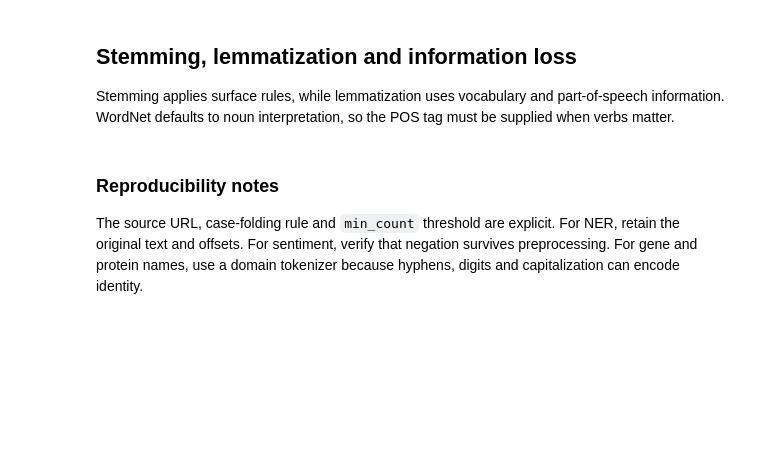
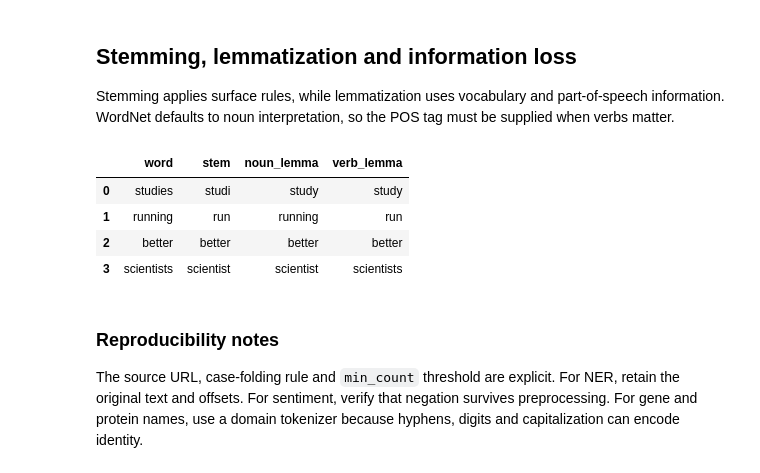
Before and after one commit to komkovamariia/nlp, a Jupyter notebook: notebooks/00_text_preprocessing.ipynb, the cells around one changed output. Cells and saved outputs as stored; diff of their text form; code cells hidden in the pictures; blank space fills up the shorter version.

Commit message:
Execute NLP notebooks and document measured results and scope

```diff
--- a/notebooks/00_text_preprocessing.ipynb
+++ b/notebooks/00_text_preprocessing.ipynb
@@ -66,17 +84,30 @@ Stemming applies surface rules, while lemmatization uses vocabulary and part-of-
 # %%
 import nltk
 from nltk.stem import SnowballStemmer, WordNetLemmatizer
 
-nltk.download("wordnet", quiet=True)
+try:
+    nltk.data.find("corpora/wordnet.zip")
+except LookupError:
+    try:
+        nltk.data.find("corpora/wordnet")
+    except LookupError:
+        if not nltk.download("wordnet", quiet=True):
+            raise RuntimeError("Install the NLTK wordnet corpus before running this notebook.")
 stemmer = SnowballStemmer("english")
 lemmatizer = WordNetLemmatizer()
 words = ["studies", "running", "better", "scientists"]
 pd.DataFrame({
     "word": words,
     "stem": [stemmer.stem(x) for x in words],
     "noun_lemma": [lemmatizer.lemmatize(x) for x in words],
     "verb_lemma": [lemmatizer.lemmatize(x, pos="v") for x in words],
 })
+# %% [output]
+|  | word | stem | noun_lemma | verb_lemma |
+| 0 | studies | studi | study | study |
+| 1 | running | run | running | run |
+| 2 | better | better | better | better |
+| 3 | scientists | scientist | scientist | scientists |
 # %% [markdown]
 ### Reproducibility notes
 
```
Also changed, not shown: parts of 5 cells of this notebook, 19 other files.
